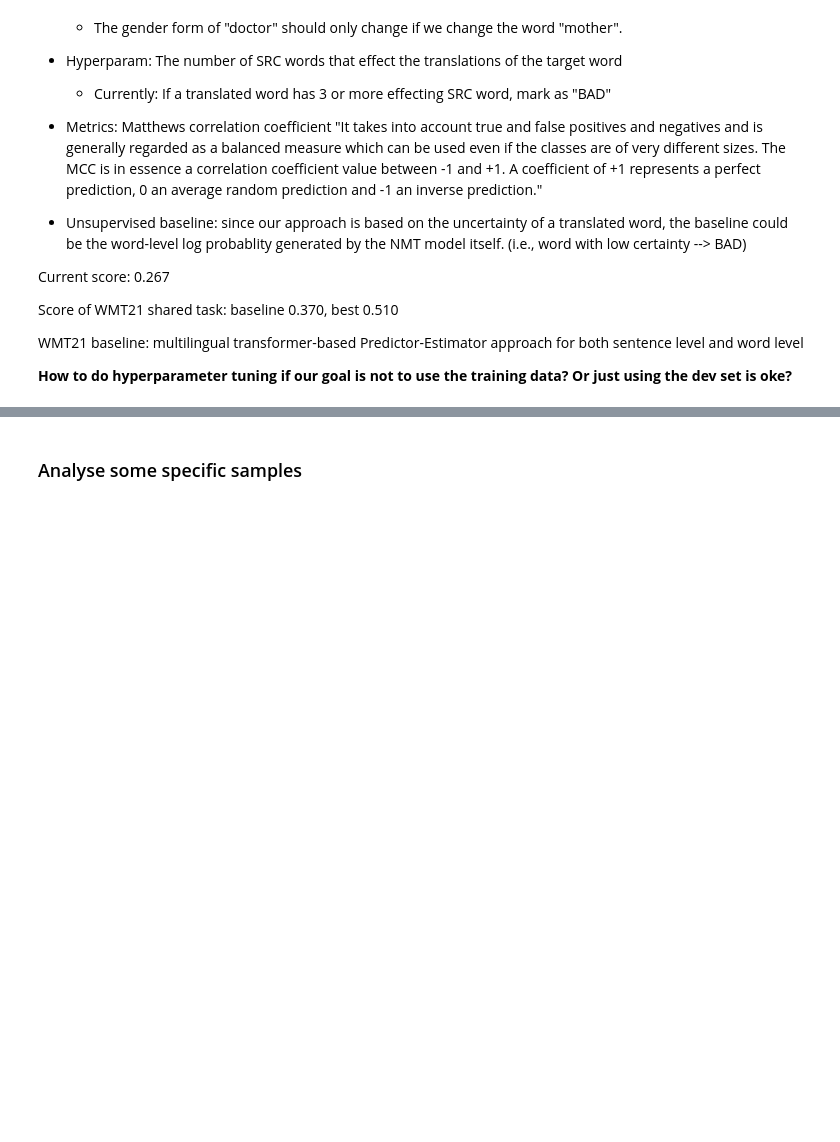
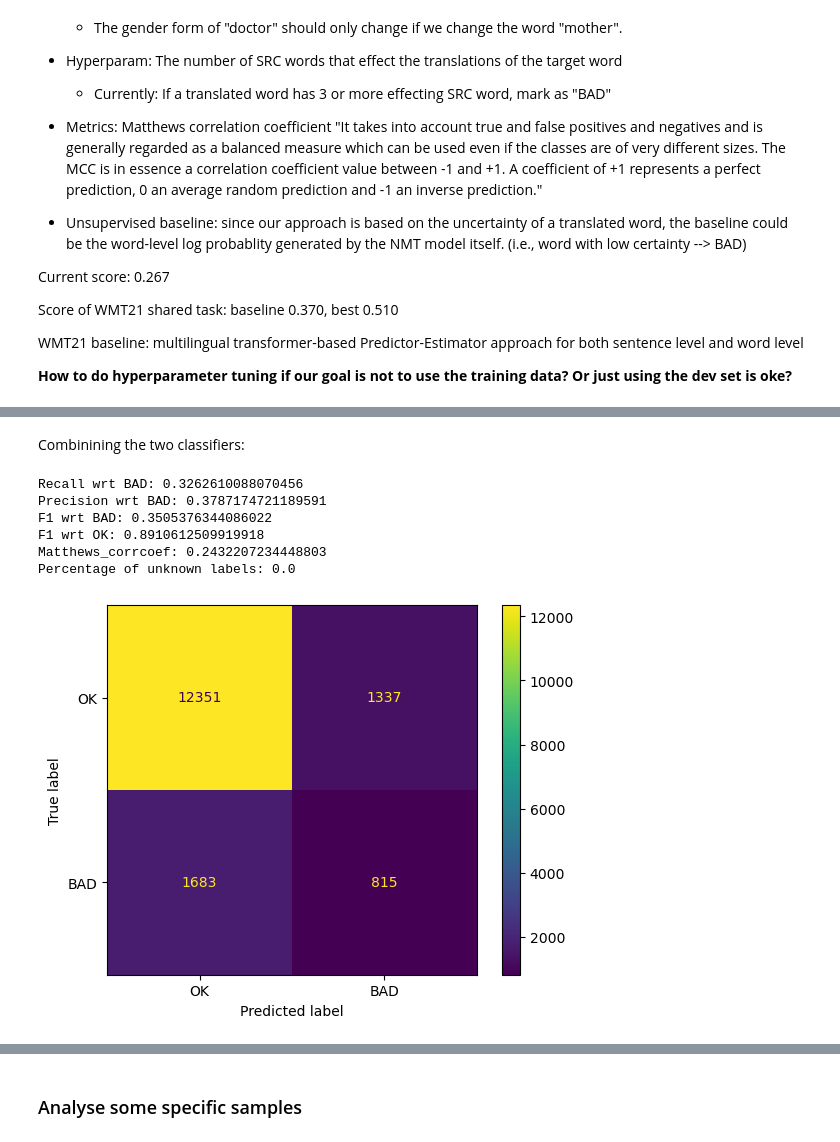
Before and after one commit to TuAnh23/Perturbation-basedQE, a Jupyter notebook: notebooks/Quality estimation.ipynb, the cells around one changed output, grey strips where cells are left out. Cells and saved outputs as stored; diff of their text form; code cells hidden in the pictures; blank space fills up the shorter version.

```diff
--- a/notebooks/Quality estimation.ipynb
+++ b/notebooks/Quality estimation.ipynb
@@ -176,0 +193,18 @@ accuracy_score(flatten_list(gold_labels), flatten_list(perturb_based_pred))
+# %% [markdown]
+Combinining the two classifiers:
+# %%
+intersec_pred = [[
+    'BAD' if i=='BAD' and j=='BAD' else
+    'OK' if i=='OK' and j=='OK' else
+    'OK' for i,j in zip(x,y)]
+    for x, y in zip(perturb_based_pred, nmt_prob_based_pred)]
+
+report_metrics(pred=intersec_pred, gold_labels=gold_labels)
+# %% [output]
+Recall wrt BAD: 0.3262610088070456
+Precision wrt BAD: 0.3787174721189591
+F1 wrt BAD: 0.3505376344086022
+F1 wrt OK: 0.8910612509919918
+Matthews_corrcoef: 0.2432207234448803
+Percentage of unknown labels: 0.0
+[figure, added]
```
Also changed, not shown: parts of 12 cells of this notebook, 4 other files.
